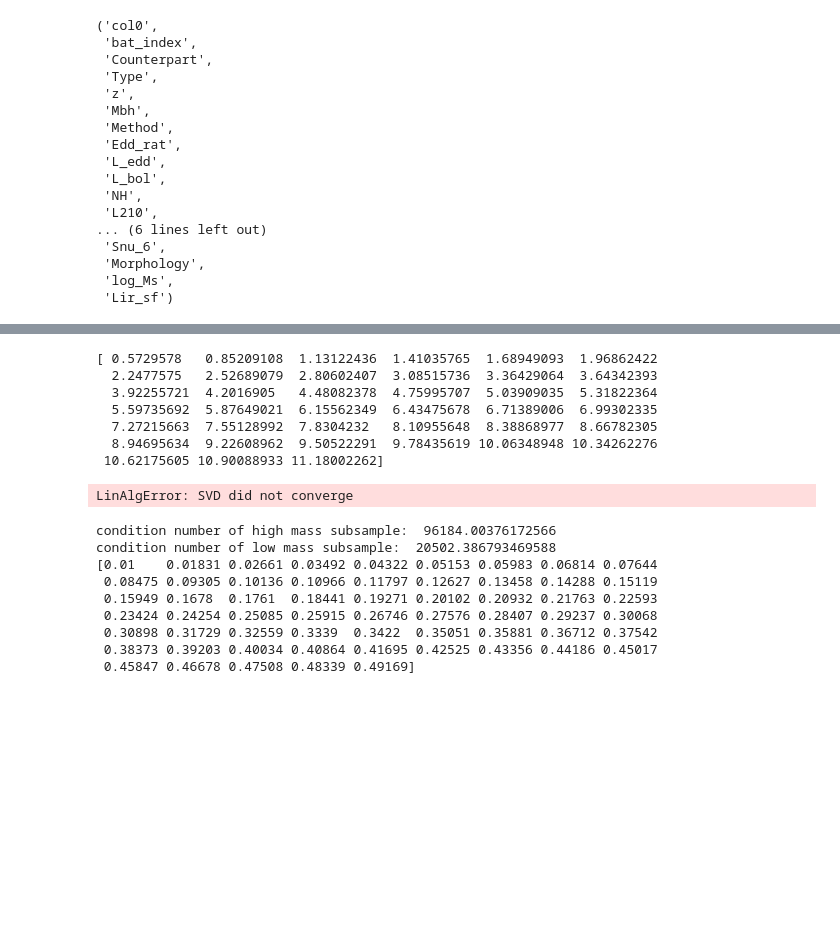
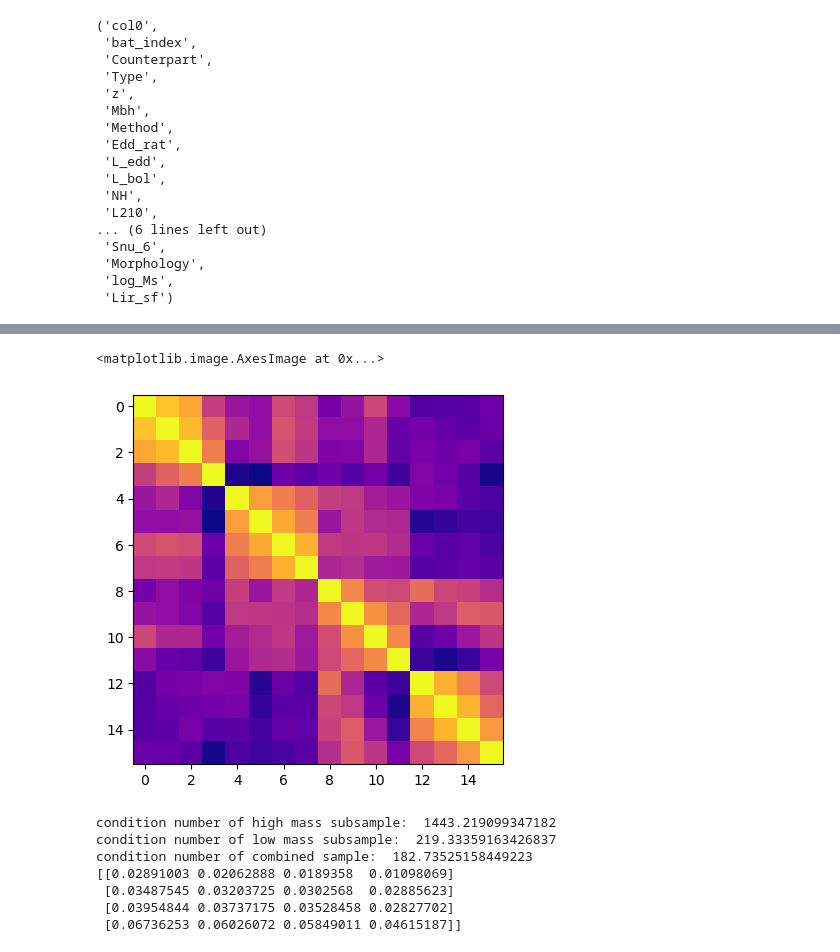
Before and after one commit to mcp74/AGNclustering, a Jupyter notebook: angular_kNN.ipynb, the cells around one changed output, grey strips where cells are left out. Drawn from its saved outputs; the diff is of its cells as text; code cells hidden in the pictures; blank space fills up the shorter version.

```diff
--- a/angular_kNN.ipynb
+++ b/angular_kNN.ipynb
@@ -165,15 +88,0 @@ anglestemp.shape
-# %%
-# Find midpoints in logspace and add them to a list of rs to sample for each neighbors
-midpoints = np.array([])
-for i in range(kneighbors):
-    midway = (anglelimits[i][0] + anglelimits[i][1])/2
-    midpoints = np.append(midpoints, midway)
-
-rslistvalues = np.array([(0,0,0)])
-for i in range(kneighbors):
-    rslistvalues = np.append(rslistvalues, [(round(anglelimits[i][0], 5),
-                                                  round(midpoints[i], 5), round(anglelimits[i][1], 5))],axis=0)
-
-rslistvalues = rslistvalues[1:]
-print(rslistvalues)
-print(anglestemp)
@@ -227,10 +99,23 @@ for i in range(len(angleslist)):
 # %%
-anglestemp = np.linspace(0.01, 0.2, 40)
+decg = agn['dec'] * ((np.pi)/180.0)
+rag = agn['ra'] * ((np.pi)/180.0)
+
+decr = gal['dec'] * ((np.pi)/180.0)
+rar = gal['ra'] * ((np.pi)/180.0)
+
+degree_min = .5
+degree_max = 1
+
+kneighbors = 4
+
+anglestemp = np.linspace(degree_min*np.pi/180.0, degree_max*np.pi/180.0, 6)
 angles = anglestemp[:-1]
+angles = angles[1:]
+angleslist = []
 
 
 outputhightemp, errhightemp, covhigh = k.angular_kNN_wrapper(anglestemp, up, gal, kneighbors,
-                                                             angleslist, concatenate = False, m=5)
+                                                             angleslist, concatenate = True, m=6)
 outputlowtemp, errlowtemp, covlow =  k.angular_kNN_wrapper(anglestemp, l, gal, kneighbors,
-                                                             angleslist, concatenate = False, m=5)
+                                                             angleslist, concatenate = True, m=6)
 # %% [output]
@@ -313,29 +156,28 @@ errlow = np.delete(errlowtemp, -1, axis=1)
-# %%
-print(angles * 360/(2*math.pi))
-# %% [output]
-[ 0.5729578   0.85209108  1.13122436  1.41035765  1.68949093  1.96862422
-  2.2477575   2.52689079  2.80602407  3.08515736  3.36429064  3.64342393
-  3.92255721  4.2016905   4.48082378  4.75995707  5.03909035  5.31822364
-  5.59735692  5.87649021  6.15562349  6.43475678  6.71389006  6.99302335
-  7.27215663  7.55128992  7.8304232   8.10955648  8.38868977  8.66782305
-  8.94695634  9.22608962  9.50522291  9.78435619 10.06348948 10.34262276
- 10.62175605 10.90088933 11.18002262]
 # %%
 conditionhigh = np.linalg.cond(covhigh)
 conditionlow = np.linalg.cond(covlow)
+conditioncombined = np.linalg.cond(covlow+covhigh)
-# %% [output]
-LinAlgError: SVD did not converge
+# %%
+combined_cov = covhigh+covlow
+corr_matrix = np.zeros((len(covhigh),len(covhigh)))
+for i in range(len(covhigh)):
+    for j in range(len(covhigh)):
+        corr_matrix[i,j] = (combined_cov[i,j])/(math.sqrt(combined_cov[i,i]*combined_cov[j,j]))
+
+plt.imshow(corr_matrix, cmap = 'plasma')
+# %% [output]
+<matplotlib.image.AxesImage at 0x...>
+[figure, added]
 # %%
 print("condition number of high mass subsample: " , conditionhigh)
 print("condition number of low mass subsample: " , conditionlow)
-print(angles)
+print("condition number of combined sample: " , conditioncombined)
+print(errhigh)
 # %% [output]
-condition number of high mass subsample:  96184.00376172566
-condition number of low mass subsample:  20502.386793469588
-[0.01    0.01831 0.02661 0.03492 0.04322 0.05153 0.05983 0.06814 0.07644
- 0.08475 0.09305 0.10136 0.10966 0.11797 0.12627 0.13458 0.14288 0.15119
- 0.15949 0.1678  0.1761  0.18441 0.19271 0.20102 0.20932 0.21763 0.22593
- 0.23424 0.24254 0.25085 0.25915 0.26746 0.27576 0.28407 0.29237 0.30068
- 0.30898 0.31729 0.32559 0.3339  0.3422  0.35051 0.35881 0.36712 0.37542
- 0.38373 0.39203 0.40034 0.40864 0.41695 0.42525 0.43356 0.44186 0.45017
- 0.45847 0.46678 0.47508 0.48339 0.49169]
+condition number of high mass subsample:  1443.219099347182
+condition number of low mass subsample:  219.33359163426837
+condition number of combined sample:  182.73525158449223
+[[0.02891003 0.02062888 0.0189358  0.01098069]
+ [0.03487545 0.03203725 0.0302568  0.02885623]
+ [0.03954844 0.03737175 0.03528458 0.02827702]
+ [0.06736253 0.06026072 0.05849011 0.04615187]]
```
Also changed, not shown: parts of 16 cells of this notebook, 3 other files.
